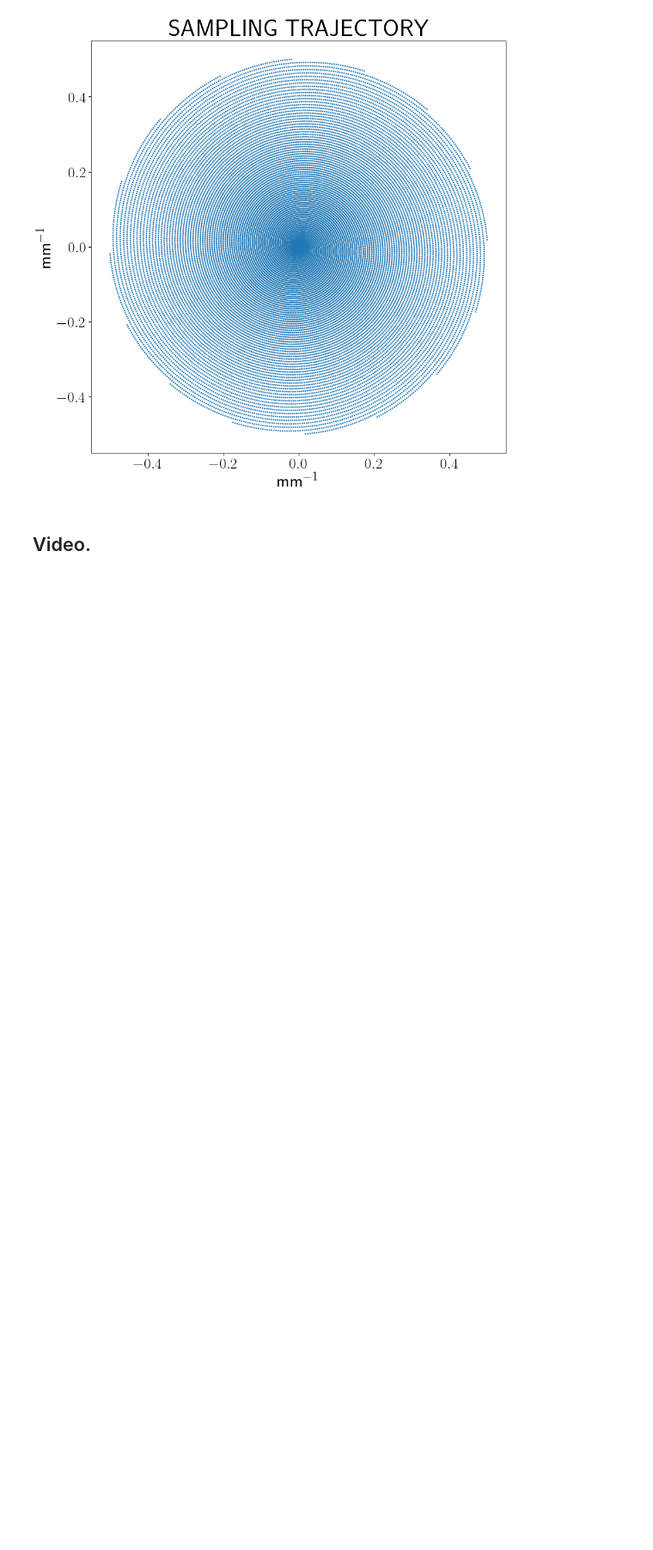
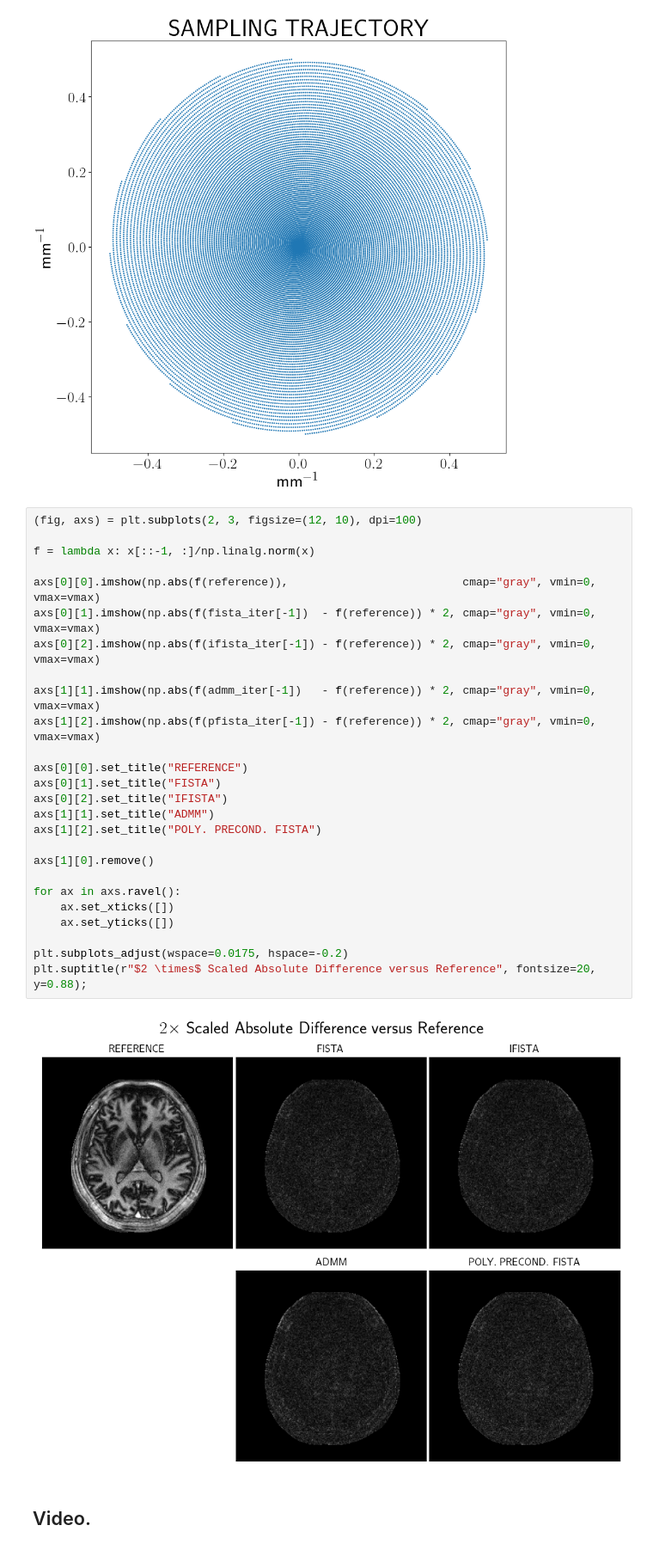
Before and after one commit to sidward/ppcs, a Jupyter notebook: plot_ncr.ipynb, the cells around one changed output. Shown at 86% size. Saved outputs shown, nothing was run; the diff lists cells and outputs as text; blank space fills up the shorter version.

```diff
--- a/plot_ncr.ipynb
+++ b/plot_ncr.ipynb
@@ -170,6 +170,34 @@ axs.set_ylabel("$\\text{mm}^{-1}$", fontsize=24)
 axs.set_title("SAMPLING TRAJECTORY", fontsize=32);
 # %% [output]
 [figure]
+# %%
+(fig, axs) = plt.subplots(2, 3, figsize=(12, 10), dpi=100)
+
+f = lambda x: x[::-1, :]/np.linalg.norm(x)
+
+axs[0][0].imshow(np.abs(f(reference)),                          cmap="gray", vmin=0, vmax=vmax)
+axs[0][1].imshow(np.abs(f(fista_iter[-1])  - f(reference)) * 2, cmap="gray", vmin=0, vmax=vmax)
+axs[0][2].imshow(np.abs(f(ifista_iter[-1]) - f(reference)) * 2, cmap="gray", vmin=0, vmax=vmax)
+
+axs[1][1].imshow(np.abs(f(admm_iter[-1])   - f(reference)) * 2, cmap="gray", vmin=0, vmax=vmax)
+axs[1][2].imshow(np.abs(f(pfista_iter[-1]) - f(reference)) * 2, cmap="gray", vmin=0, vmax=vmax)
+
+axs[0][0].set_title("REFERENCE")
+axs[0][1].set_title("FISTA")
+axs[0][2].set_title("IFISTA")
+axs[1][1].set_title("ADMM")
+axs[1][2].set_title("POLY. PRECOND. FISTA")
+
+axs[1][0].remove()
+
+for ax in axs.ravel():
+    ax.set_xticks([])
+    ax.set_yticks([])
+
+plt.subplots_adjust(wspace=0.0175, hspace=-0.2)
+plt.suptitle(r"$2 \times$ Scaled Absolute Difference versus Reference", fontsize=20, y=0.88);
+# %% [output]
+[figure, added]
 # %% [markdown]
 ## Video.
 # %%
```
Also changed, not shown: 2 other files.
